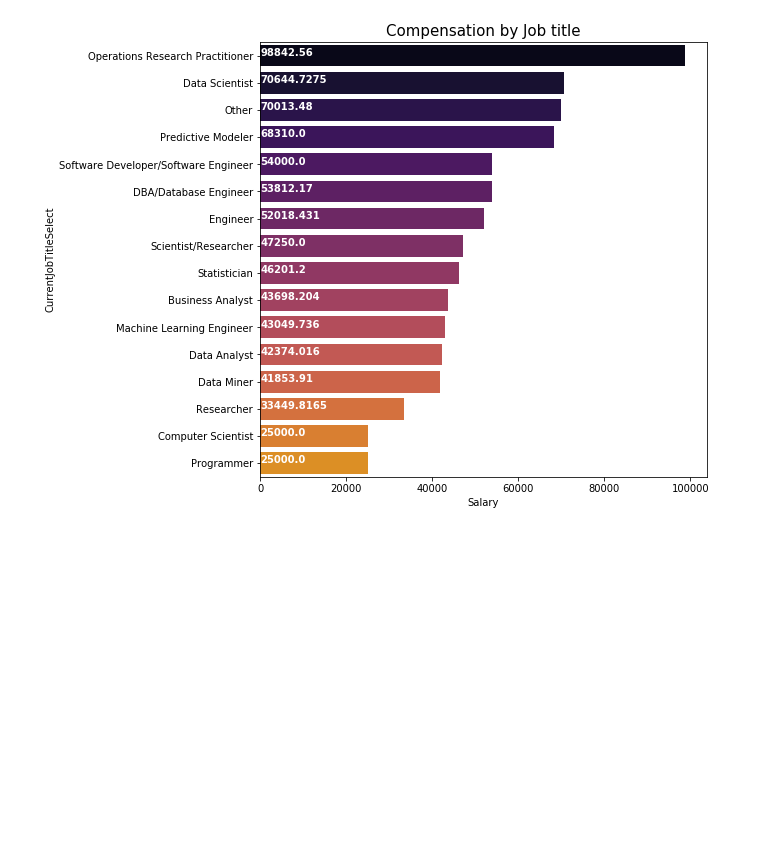
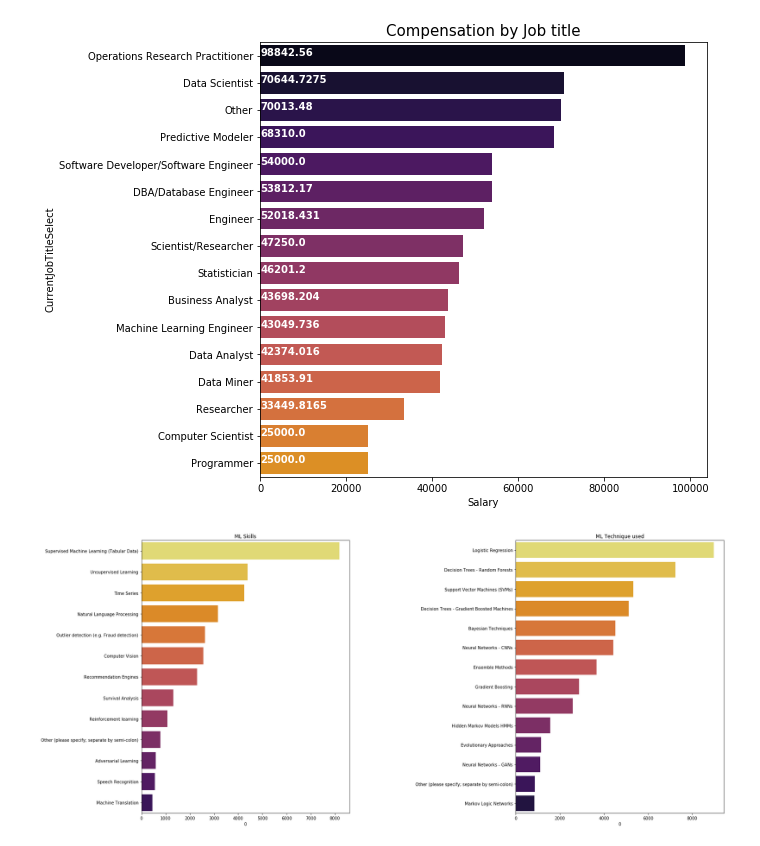
Before and after one commit to ArshadKhurshid/DataScience-Survey, a Jupyter notebook: ML_Kaggle_DS_Survey.ipynb, the cells around one changed output. Drawn from its saved outputs; the diff is of its cells as text; code cells hidden in the pictures; blank space fills up the shorter version.

Commit message:
chore: Add ML skill and techniques

```diff
--- a/ML_Kaggle_DS_Survey.ipynb
+++ b/ML_Kaggle_DS_Survey.ipynb
@@ -281,3 +281,23 @@ fig.set_size_inches(8,8)
 plt.show()
 # %% [output]
 [figure]
+# %%
+f,ax= plt.subplots(1,2, figsize=(25,12))
+skills = MChoice_Response['MLSkillsSelect'].str.split(',')
+skills_set = []
+for i in skills.dropna():
+    skills_set.extend(i)
+plt1=pd.Series(skills_set).value_counts().sort_values(ascending=False).to_frame()
+sns.barplot(plt1[0], plt1.index, ax=ax[0],palette=sns.color_palette('inferno_r',15))
+ax[0].set_title('ML Skills')
+tech = MChoice_Response['MLTechniquesSelect'].str.split(',')
+tech_set = []
+for i in tech.dropna():
+    tech_set.extend(i)
+plt1=pd.Series(tech_set).value_counts().sort_values(ascending=False).to_frame()
+sns.barplot(plt1[0], plt1.index, ax=ax[1],palette=sns.color_palette('inferno_r',15))
+ax[1].set_title('ML Technique used')
+plt.subplots_adjust(wspace=0.8)
+plt.show()
+# %% [output]
+[figure, added]
```
Also changed, not shown: parts of 2 cells of this notebook.
